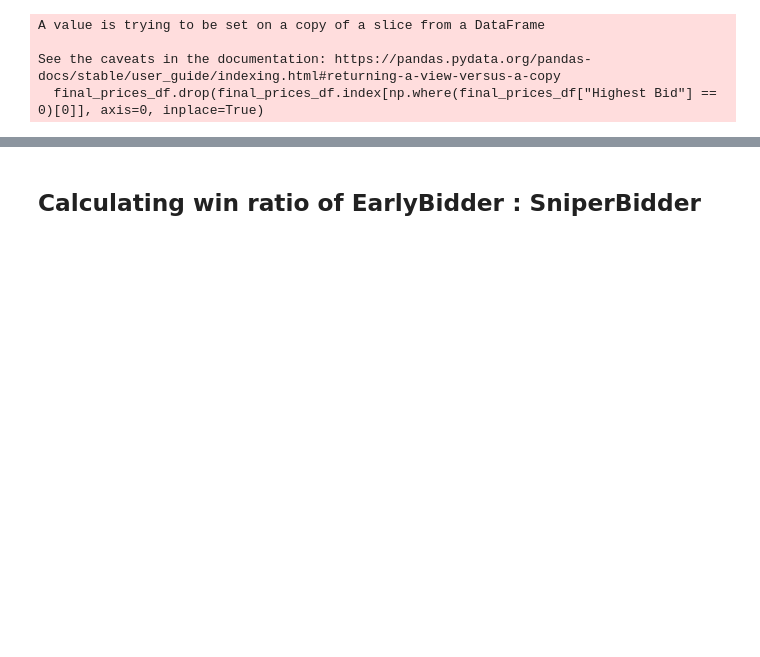
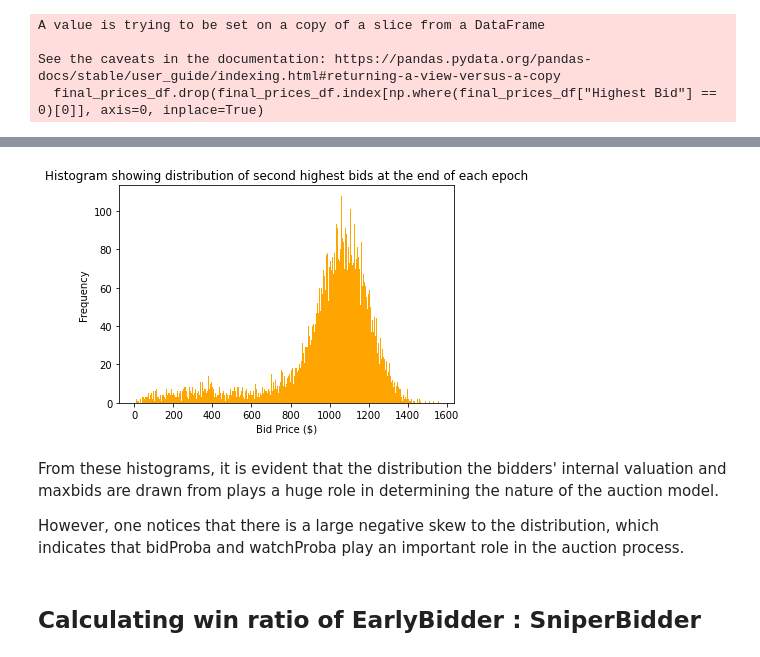
Before and after one commit to Wisaacj/Mesa-Auctions, a Jupyter notebook: dataanalysis.ipynb, the cells around one changed output, grey strips where cells are left out. Cells and saved outputs as stored; diff of their text form; code cells hidden in the pictures; blank space fills up the shorter version.

```diff
--- a/dataanalysis.ipynb
+++ b/dataanalysis.ipynb
@@ -35,3 +53,14 @@ See the caveats in the documentation: https://pandas.pydata.org/pandas-docs/stab
+# %%
+final_prices_df["Second Highest Bid"].plot.hist(bins=500, color="orange")
+plt.title("Histogram showing distribution of second highest bids at the end of each epoch")
+plt.xlabel("Bid Price ($)")
+plt.show()
+# %% [output]
+[figure, added]
+# %% [markdown]
+From these histograms, it is evident that the distribution the bidders' internal valuation and maxbids are drawn from plays a huge role in determining the nature of the auction model.
+
+However, one notices that there is a large negative skew to the distribution, which indicates that bidProba and watchProba play an important role in the auction process.
 # %% [markdown]
 ## Calculating win ratio of EarlyBidder : SniperBidder
 # %%
```
Also changed, not shown: parts of 5 cells of this notebook.
